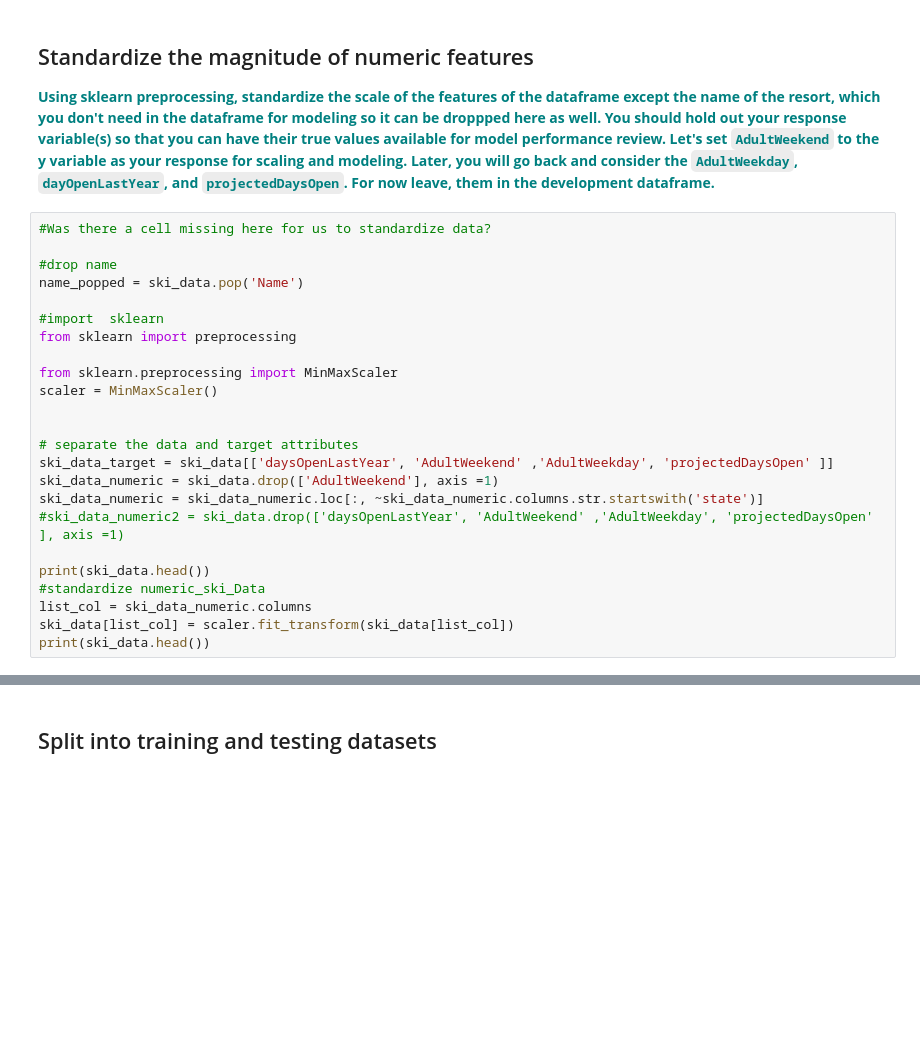
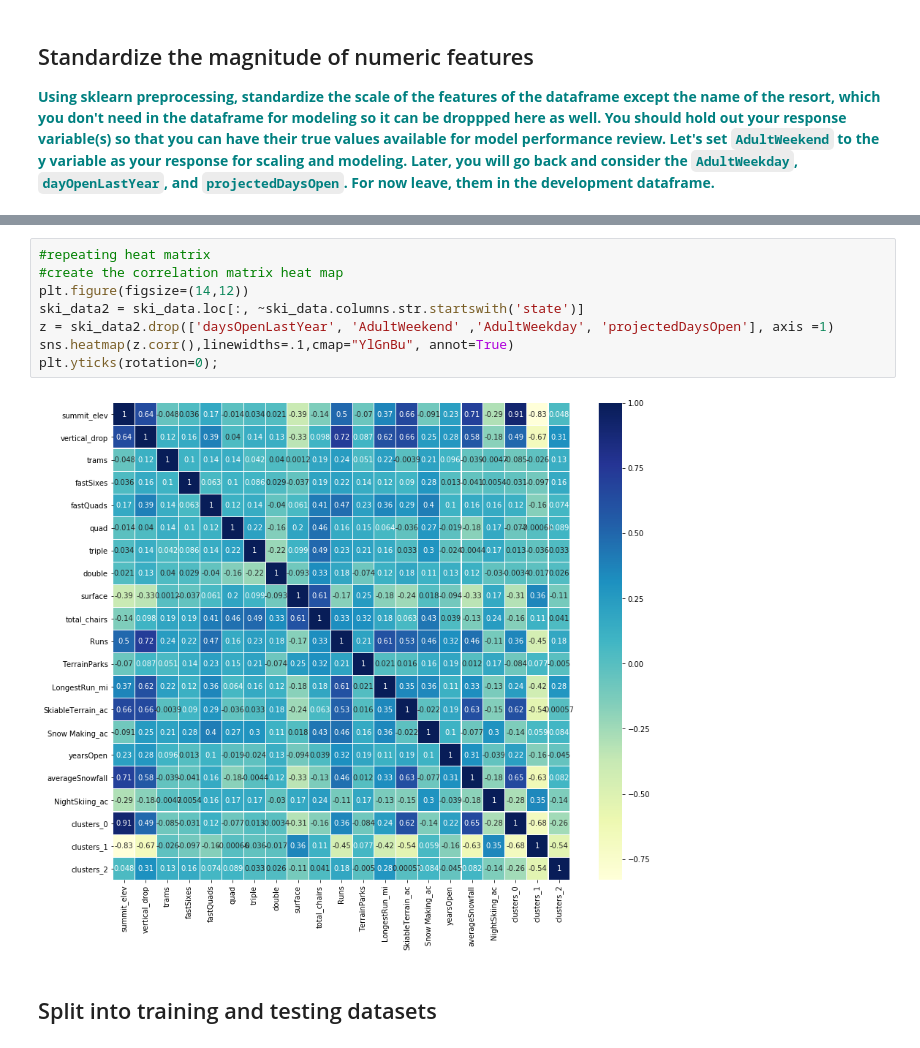
Before and after one commit to ShrutikaSankar/Springboard, a Jupyter notebook: GuidedCapstone/DataWrangling/Notebook_stepfourandfive.ipynb, the cells around one changed output, grey strips where cells are left out. Cells and saved outputs as stored; diff of their text form; blank space fills up the shorter version.

```diff
--- a/GuidedCapstone/DataWrangling/Notebook_stepfourandfive.ipynb
+++ b/GuidedCapstone/DataWrangling/Notebook_stepfourandfive.ipynb
@@ -106,27 +143,3 @@ ski_data.head()
 ## Standardize the magnitude of numeric features
 
 **<font color='teal'> Using sklearn preprocessing, standardize the scale of the features of the dataframe except the name of the resort, which you don't need in the dataframe for modeling so it can be droppped here as well. You should  hold out your response variable(s) so that you can have their true values available for model performance review. Let's set `AdultWeekend` to the y variable as your response for scaling and modeling. Later, you will go back and consider the `AdultWeekday`, `dayOpenLastYear`, and `projectedDaysOpen`. For now leave, them in the development dataframe. </font>**
-# %%
-#Was there a cell missing here for us to standardize data?
-
-#drop name
-name_popped = ski_data.pop('Name')
-
-#import  sklearn
-from sklearn import preprocessing
-
-from sklearn.preprocessing import MinMaxScaler
-scaler = MinMaxScaler()
-
-
-# separate the data and target attributes
-ski_data_target = ski_data[['daysOpenLastYear', 'AdultWeekend' ,'AdultWeekday', 'projectedDaysOpen' ]]
-ski_data_numeric = ski_data.drop(['AdultWeekend'], axis =1)
-ski_data_numeric = ski_data_numeric.loc[:, ~ski_data_numeric.columns.str.startswith('state')]
-#ski_data_numeric2 = ski_data.drop(['daysOpenLastYear', 'AdultWeekend' ,'AdultWeekday', 'projectedDaysOpen' ], axis =1)
-
-print(ski_data.head())
-#standardize numeric_ski_Data
-list_col = ski_data_numeric.columns
-ski_data[list_col] = scaler.fit_transform(ski_data[list_col])
-print(ski_data.head())
@@ -151,3 +180,13 @@ print(ski_data.head())
+# %%
+#repeating heat matrix
+#create the correlation matrix heat map
+plt.figure(figsize=(14,12))
+ski_data2 = ski_data.loc[:, ~ski_data.columns.str.startswith('state')]
+z = ski_data2.drop(['daysOpenLastYear', 'AdultWeekend' ,'AdultWeekday', 'projectedDaysOpen'], axis =1)
+sns.heatmap(z.corr(),linewidths=.1,cmap="YlGnBu", annot=True)
+plt.yticks(rotation=0);
+# %% [output]
+[figure, added]
 # %% [markdown]
 ## Split into training and testing datasets
 # %% [markdown]
```
Also changed, not shown: parts of 16 cells of this notebook.
